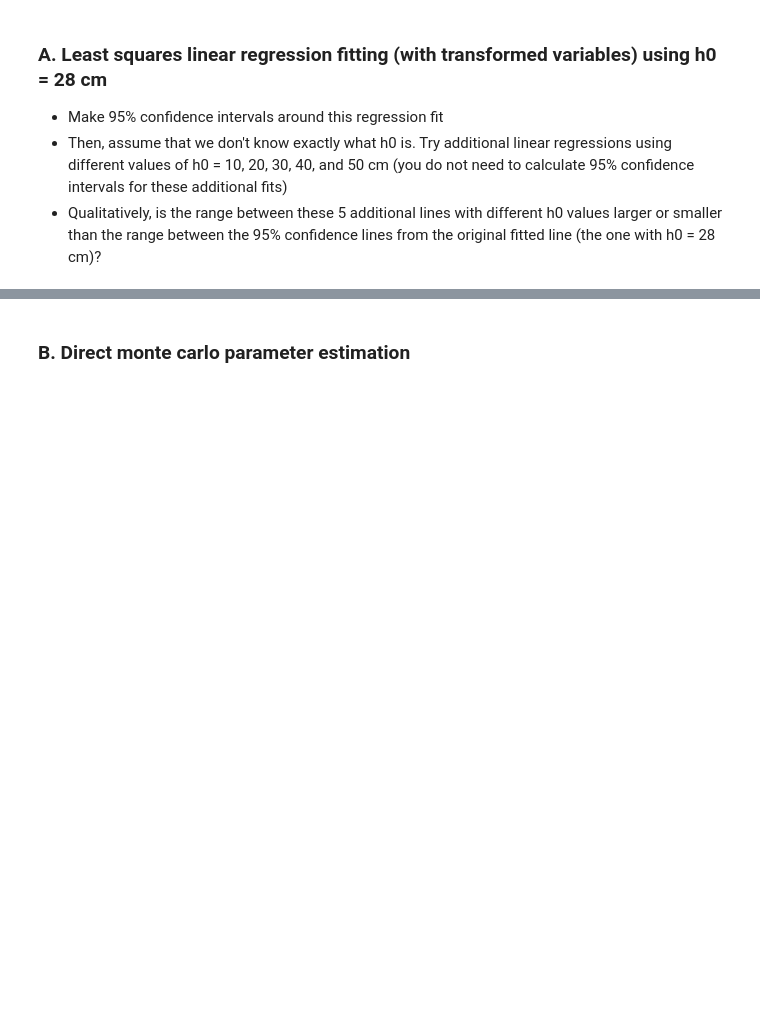
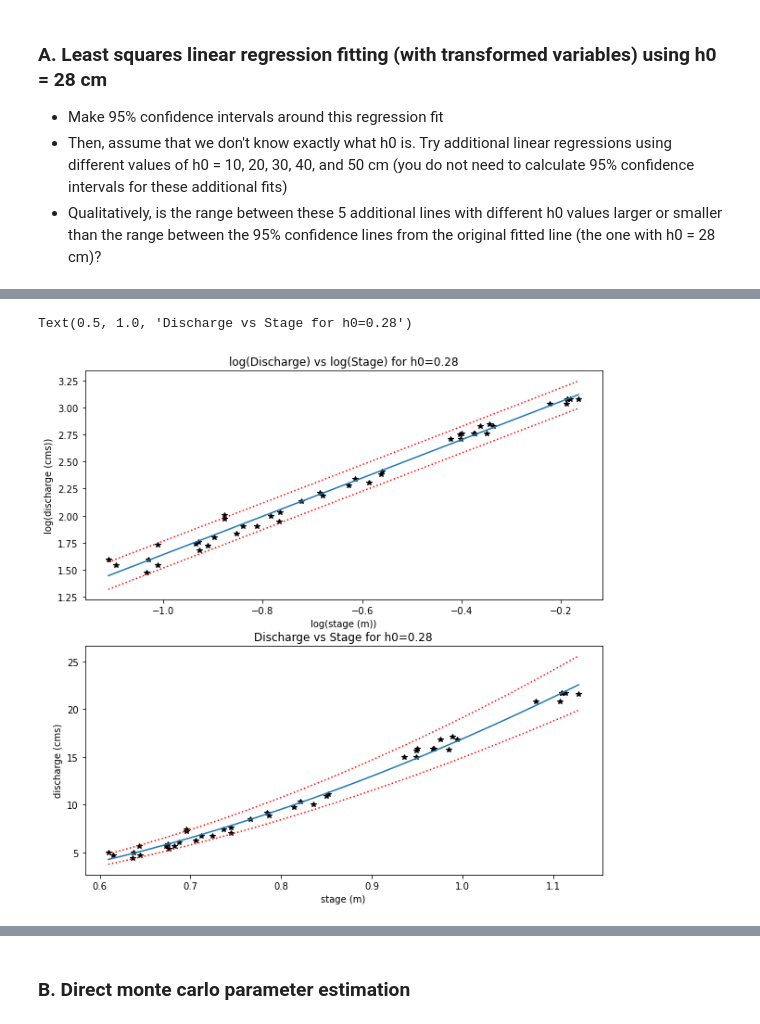
Before and after one commit to egagli/cewa565, a Jupyter notebook: homework/7/hw7.ipynb, the cells around one changed output, grey strips where cells are left out. Drawn from its saved outputs; the diff is of its cells as text; code cells hidden in the pictures; blank space fills up the shorter version.

```diff
--- a/homework/7/hw7.ipynb
+++ b/homework/7/hw7.ipynb
@@ -26,0 +157,20 @@ Following the class discussion and Lab 7-3, explore how the rating curve and the
+# %%
+x = np.zeros((len(loght),len(h0_list)))
+
+B1 = np.zeros(len(h0_list))
+B0 = np.zeros(len(h0_list))
+
+for i,b in enumerate(h0_list):
+    loghb = np.log(h_now.astype('float')-b)
+    #x =  np.append(x, loghb, 1)
+    #x = np.concatenate((x, loghb), 1)
+    x[:,i] = loghb
+
+    y=logQ
+    n = len(loght)
+
+    B1[i] = ( n*np.sum(x[:,i]*y) - np.sum(x[:,i])*np.sum(y) ) / ( n*np.sum(x[:,i]**2) - np.sum(x[:,i])**2 ) # B1 parameter, slope
+    B0[i] = np.mean(y) - B1[i]*np.mean(x[:,i]) # B0 parameter, y-intercept
+
+    print(f'For b = {b}, B0 : {np.round(B0[i],4)}')
+    print(f'For b = {b}, B1 : {np.round(B1[i],4)}')
@@ -26,0 +222,28 @@ Following the class discussion and Lab 7-3, explore how the rating curve and the
+# %%
+# First let's make a plot in the log-transformed space
+f,ax=plt.subplots(2,1,figsize=(10,10))
+
+ax[0].set_xlabel('log(stage (m))')
+ax[0].set_ylabel('log(discharge (cms))')
+ax[0].plot(x[:,0],logQ,'k*',label='data')
+ax[0].plot(p_x,p_y,label='h0=0.28')
+ax[0].plot(p_x,p_y_lower,':r',label='h0=0.28 95% Confidence')
+ax[0].plot(p_x,p_y_upper,':r')
+ax[0].set_title('log(Discharge) vs log(Stage) for h0=0.28')
+# Now we transform each piece back into the original form
+Q_predict=np.exp(p_y)
+Q_predict_upper=np.exp(p_y_upper)
+Q_predict_lower=np.exp(p_y_lower)
+x_topredict=np.exp(p_x) + h0_list[0]
+# Plot the original data and then the prediction lines
+
+ax[1].set_xlabel('stage (m)')
+ax[1].set_ylabel('discharge (cms)')
+ax[1].plot(h_now,Qobs_now,'k*',label='data')
+ax[1].plot(x_topredict,Q_predict,label='h0=0.28')
+ax[1].plot(x_topredict,Q_predict_lower,':r',label='h0=0.28 95% Confidence')
+ax[1].plot(x_topredict,Q_predict_upper,':r')
+ax[1].set_title('Discharge vs Stage for h0=0.28')
+# %% [output]
+Text(0.5, 1.0, 'Discharge vs Stage for h0=0.28')
+[figure, added]
```
Also changed, not shown: parts of 41 cells of this notebook, 1 other file.
